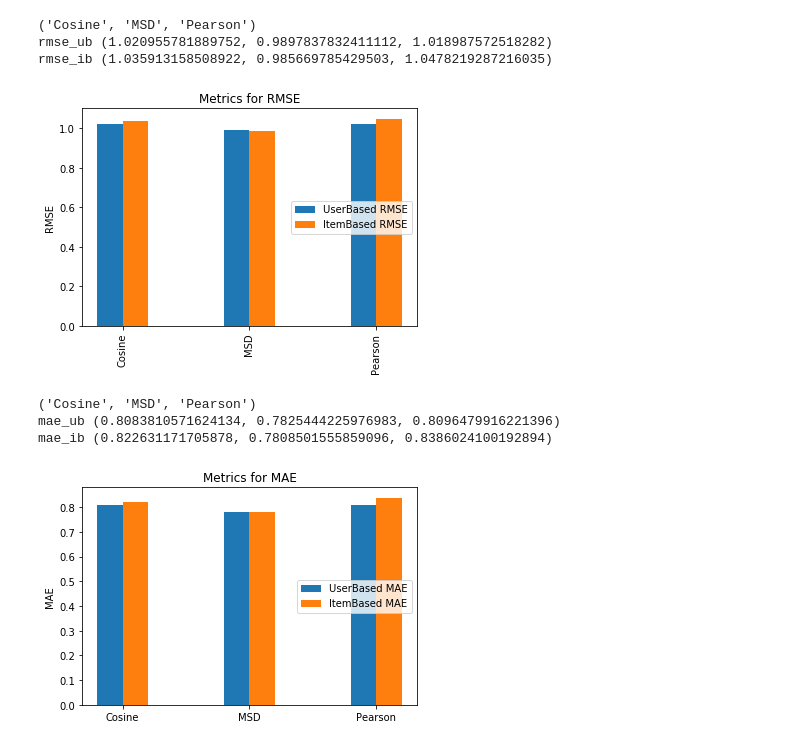
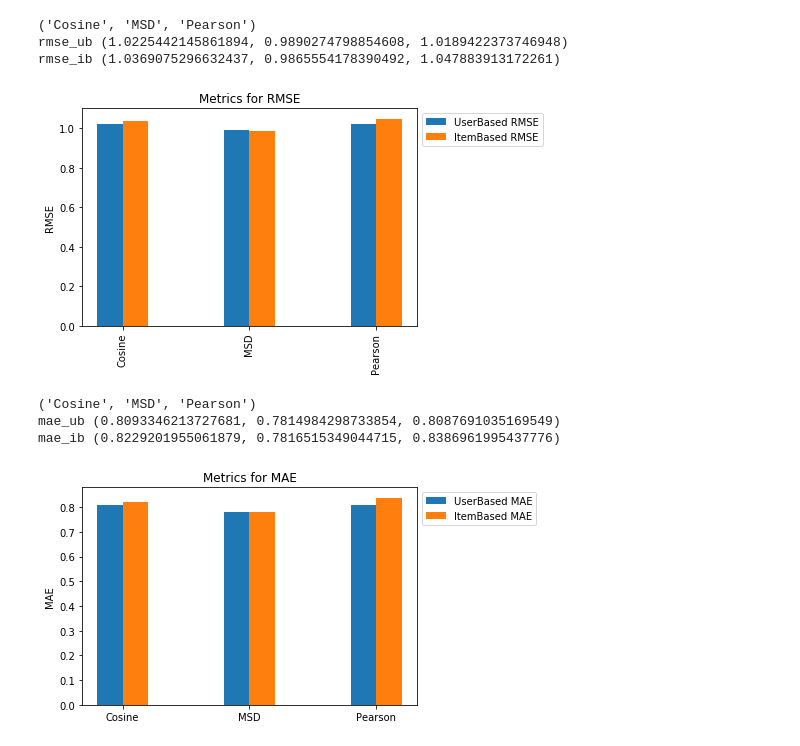
Before and after one commit to SHRRUTII/RecommenderSystem, a Jupyter notebook: HW7_code.ipynb, the cells around one changed output. Saved outputs shown, nothing was run; the diff lists cells and outputs as text; code cells hidden in the pictures.

Commit message:
Updated with legends and block numbers and setting seed

```diff
--- a/HW7_code.ipynb
+++ b/HW7_code.ipynb
@@ -343,29 +400,29 @@ performance_Pearson: {'test_rmse': array([1.04520203, 1.05279667, 1.04546709]),
 # %%
 #plt.savefig("C:/Users/shrut/Documents/MachineLearning/HW7/Metrics_RMSE.png")
 import numpy as np
 x = np.arange(3)
 ax1 = plt.subplot(1,1,1)
 w = 0.2
 name=(name1,name2,name3)
 print(name)
 print("rmse_ub",data_metrics_ub)
 print("rmse_ib",data_metrics_ib)
 
 plt.bar(x, data_metrics_ub, w, label='UserBased RMSE')
 plt.bar(x + w, data_metrics_ib, w,
     label='ItemBased RMSE')
 
 plt.ylabel('RMSE')
 plt.title('Metrics for RMSE')
 
 plt.xticks(x + w / 2, name,rotation='vertical')
-plt.legend(loc=7)
+plt.legend(bbox_to_anchor=(1,1), loc="upper left")
 plt.show()
 # %% [output]
 ('Cosine', 'MSD', 'Pearson')
-rmse_ub (1.020955781889752, 0.9897837832411112, 1.018987572518282)
-rmse_ib (1.035913158508922, 0.985669785429503, 1.0478219287216035)
+rmse_ub (1.0225442145861894, 0.9890274798854608, 1.0189422373746948)
+rmse_ib (1.0369075296632437, 0.9865554178390492, 1.047883913172261)
-[figure, old version]
+[figure, new version]
 # %%
 import numpy as np
 x = np.arange(3)
@@ -384,13 +441,13 @@ plt.ylabel('MAE')
 plt.title('Metrics for MAE')
 
 plt.xticks(x + w / 2, name)
-plt.legend(loc=7)
+plt.legend(bbox_to_anchor=(1,1), loc="upper left")
 plt.show()
 # %% [output]
 ('Cosine', 'MSD', 'Pearson')
-mae_ub (0.8083810571624134, 0.7825444225976983, 0.8096479916221396)
-mae_ib (0.822631171705878, 0.7808501555859096, 0.8386024100192894)
+mae_ub (0.8093346213727681, 0.7814984298733854, 0.8087691035169549)
+mae_ib (0.8229201955061879, 0.7816515349044715, 0.8386961995437776)
-[figure, old version]
+[figure, new version]
 # %%
 #ques 15 part a
 benchmark = []
```
Also changed, not shown: parts of 16 cells of this notebook.
